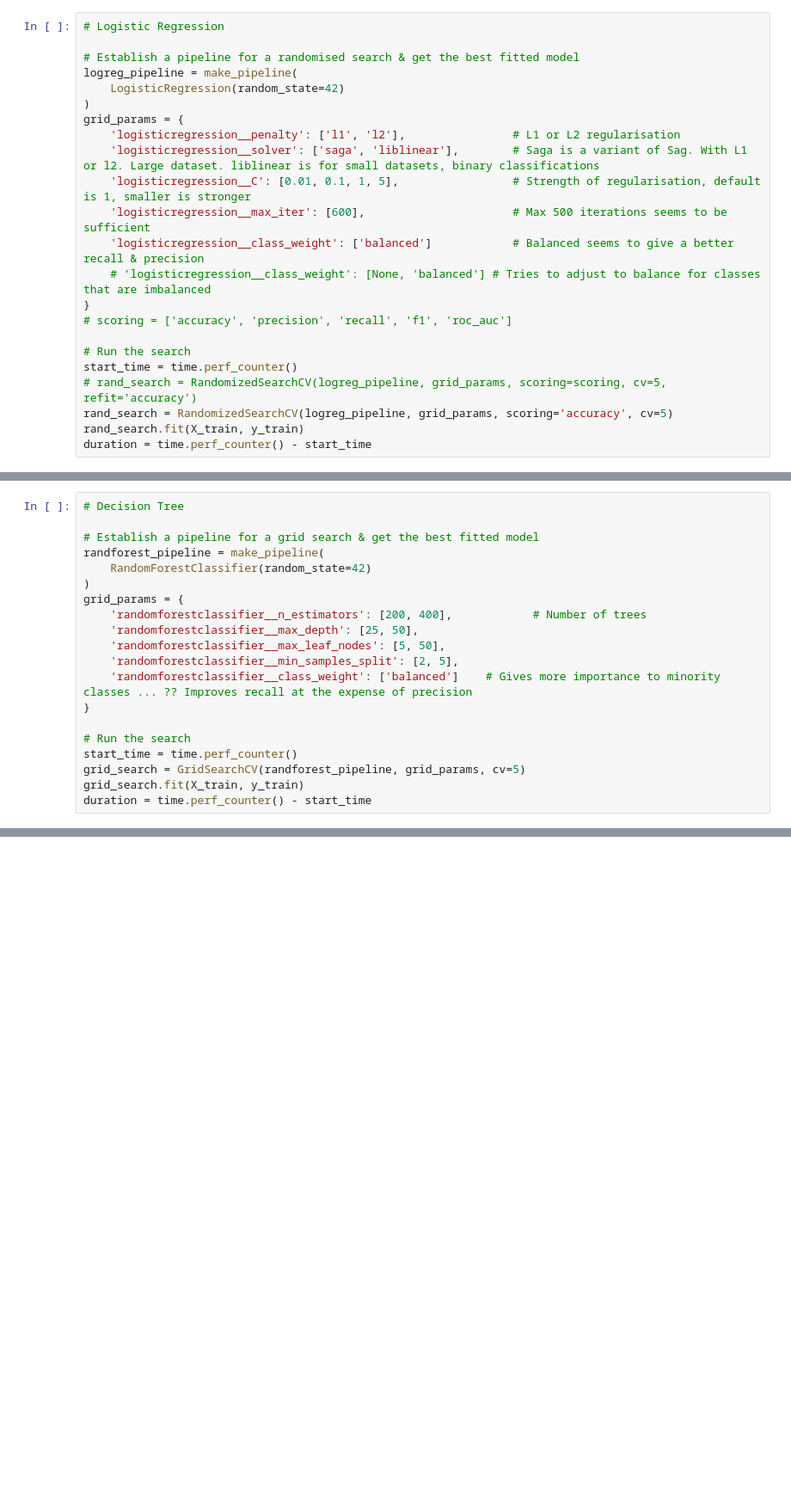
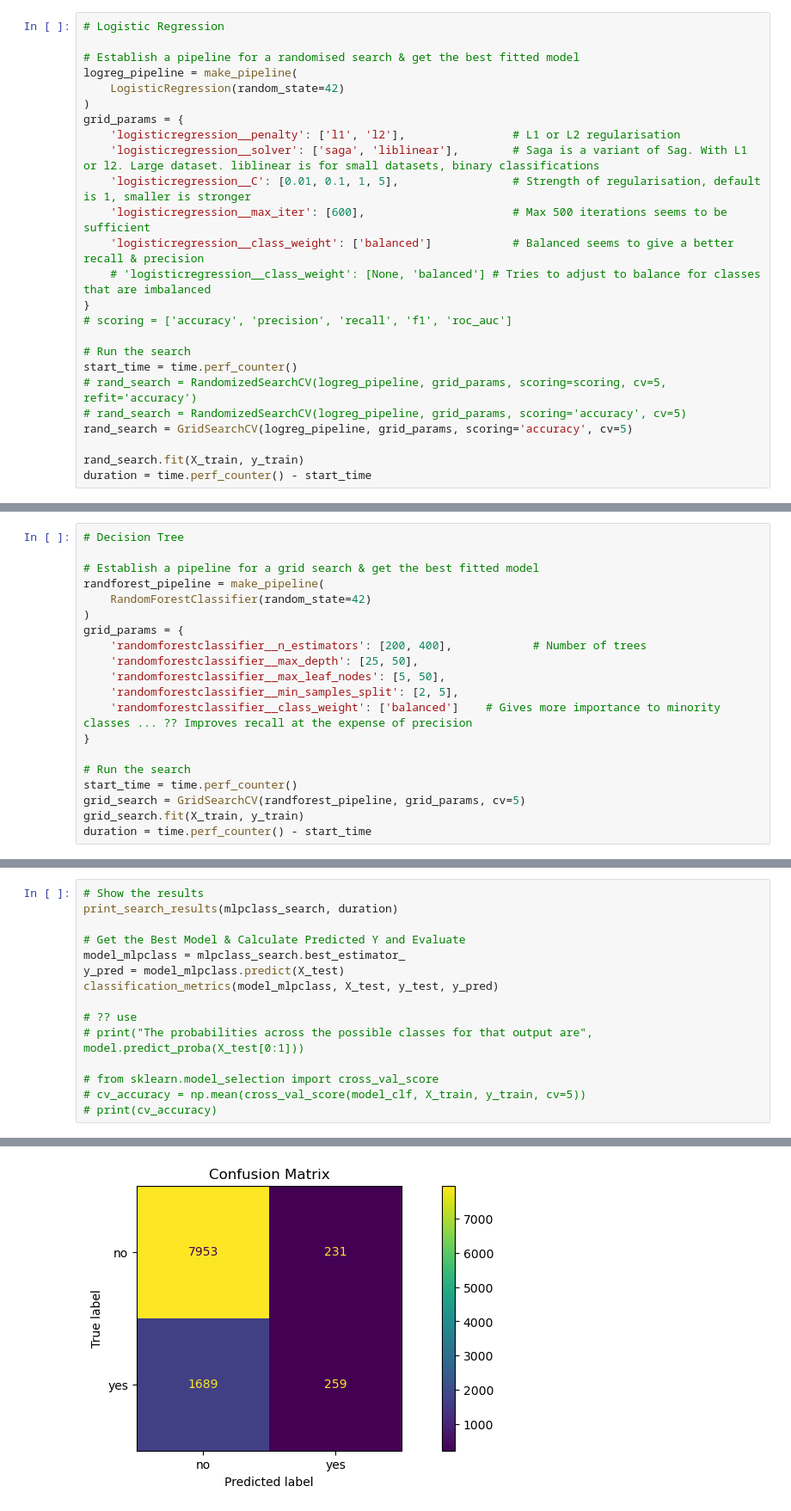
Before and after one commit to StuartG24/Telecom_Customer_Targeting, a Jupyter notebook: _Notebooks_v2/2. Modelling.ipynb, the cells around one changed output, grey strips where cells are left out. Shown at 86% size. Saved outputs shown, nothing was run; the diff lists cells and outputs as text; blank space fills up the shorter version.

Commit message:
mlpclassifier

```diff
--- a/_Notebooks_v2/2. Modelling.ipynb
+++ b/_Notebooks_v2/2. Modelling.ipynb
@@ -134,7 +134,9 @@ grid_params = {
 # Run the search
 start_time = time.perf_counter()
 # rand_search = RandomizedSearchCV(logreg_pipeline, grid_params, scoring=scoring, cv=5, refit='accuracy')
-rand_search = RandomizedSearchCV(logreg_pipeline, grid_params, scoring='accuracy', cv=5)
+# rand_search = RandomizedSearchCV(logreg_pipeline, grid_params, scoring='accuracy', cv=5)
+rand_search = GridSearchCV(logreg_pipeline, grid_params, scoring='accuracy', cv=5)
+
 rand_search.fit(X_train, y_train)
 duration = time.perf_counter() - start_time
 # %%
@@ -231,0 +229,16 @@ Gini Index: 0.4794
+# %%
+# Show the results
+print_search_results(mlpclass_search, duration)
+
+# Get the Best Model & Calculate Predicted Y and Evaluate
+model_mlpclass = mlpclass_search.best_estimator_
+y_pred = model_mlpclass.predict(X_test)
+classification_metrics(model_mlpclass, X_test, y_test, y_pred)
+
+# ?? use
+# print("The probabilities across the possible classes for that output are", model.predict_proba(X_test[0:1]))
+
+# from sklearn.model_selection import cross_val_score
+# cv_accuracy = np.mean(cross_val_score(model_clf, X_train, y_train, cv=5))
+# print(cv_accuracy)
+# %% [output]
@@ -231,0 +262 @@ Gini Index: 0.4794
+[figure, added]
```
Also changed, not shown: parts of 9 cells of this notebook.
